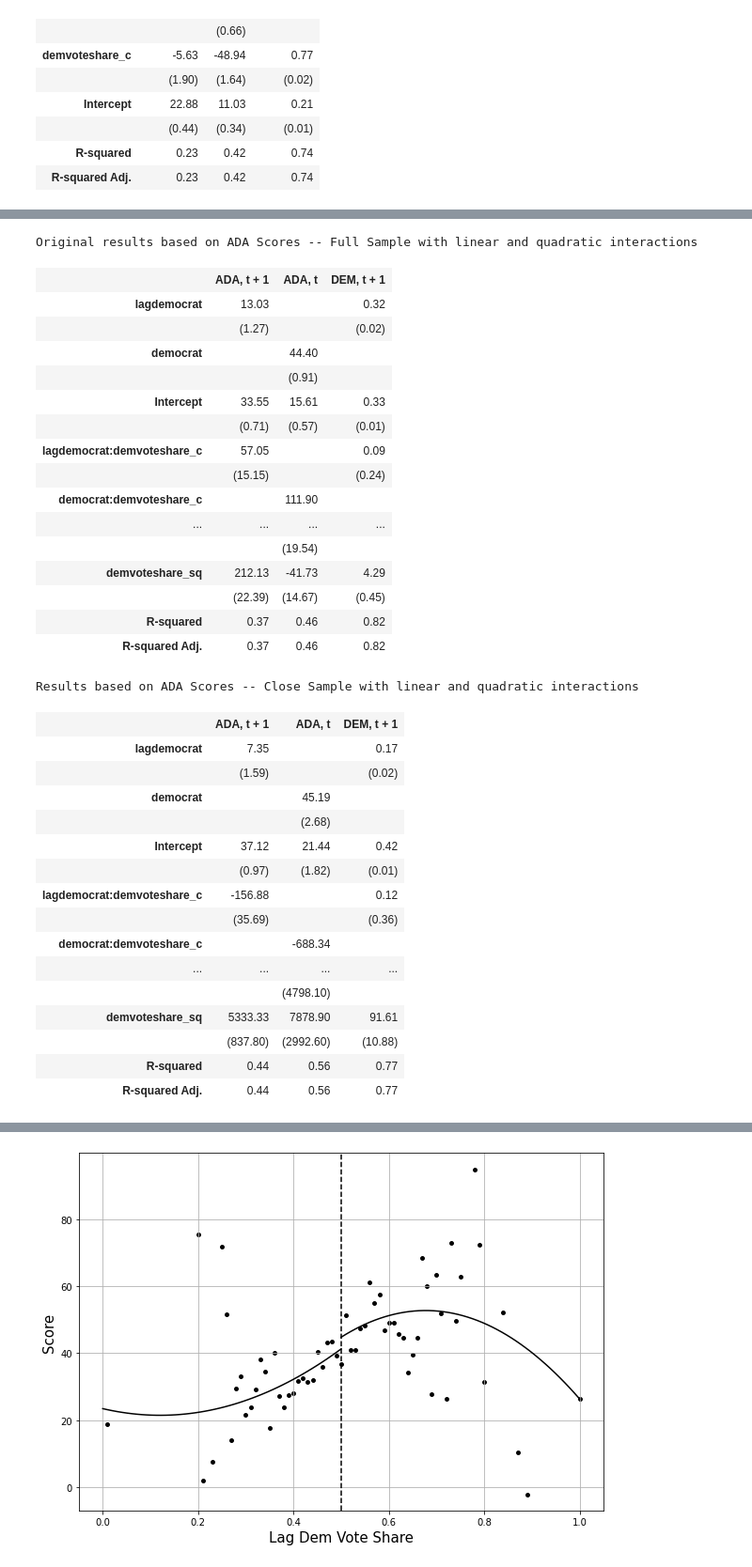
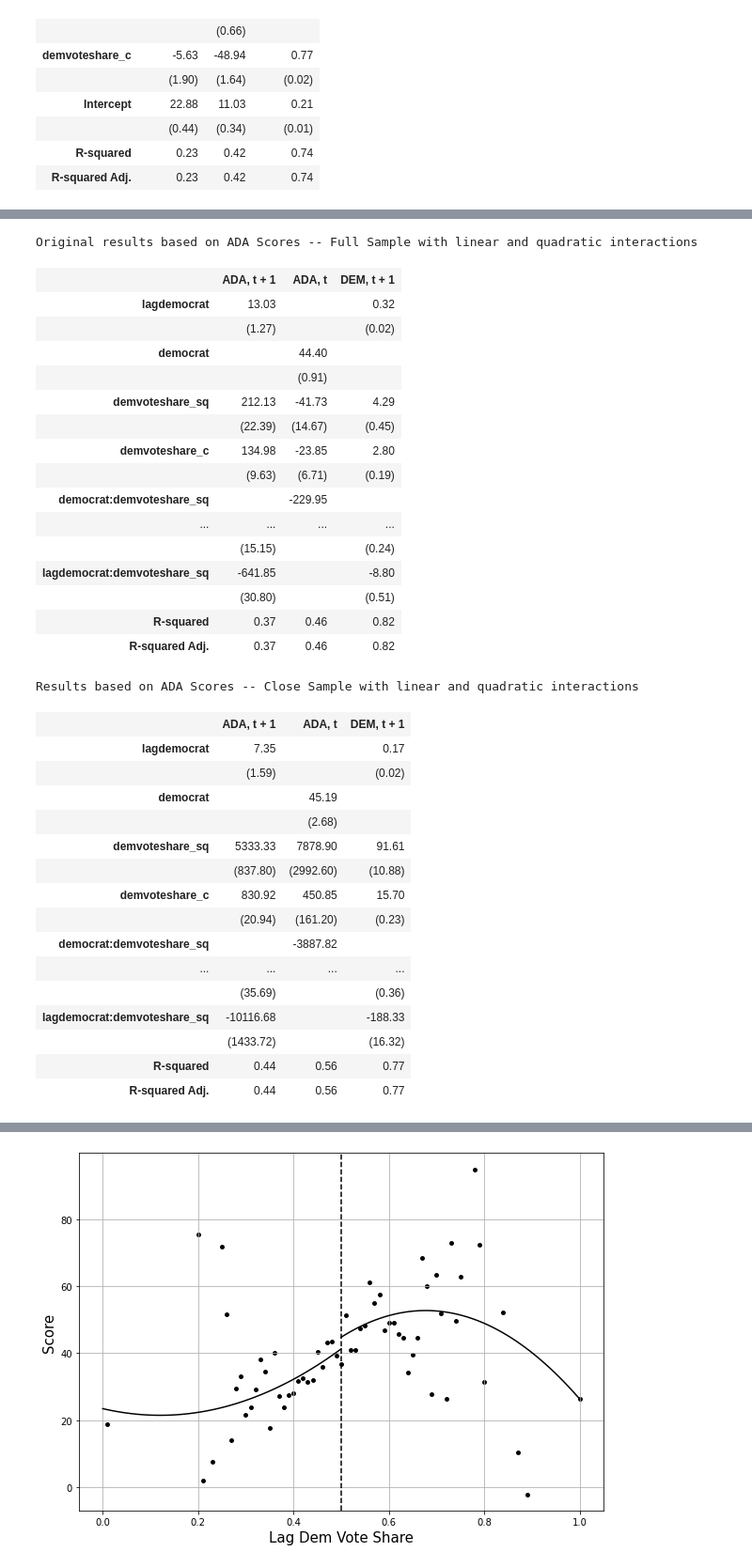
Before and after one commit to causalinfpython/mixtape, a Jupyter notebook: Regression_Discontinuity.ipynb, the cells around one changed output, grey strips where cells are left out. Shown: that part at 94% size. Saved outputs shown, nothing was run; the diff lists cells and outputs as text; code cells hidden in the pictures.

Commit message:
Fixed summary_col() issue

```diff
--- a/Regression_Discontinuity.ipynb
+++ b/Regression_Discontinuity.ipynb
@@ -269,7 +269,7 @@ Original results based on ADA Scores -- Full Sample
 | R-squared Adj. | 0.23 | 0.38 | 0.68 |
 # %%
 # drop missing values
-lmb_data = lmb_data[~pd.isnull(lmb_data.demvoteshare_c)]
+lmb_data = lmb_data.dropna(subset = ['demvoteshare_c'])
 # %%
 lm_1 = lm_robust('score ~ lagdemocrat + demvoteshare_c', data = lmb_data)
 lm_2 = lm_robust('score ~ democrat + demvoteshare_c', data = lmb_data)
@@ -339,30 +345,30 @@ lmb_data
 # %%
 lm_1 = lm_robust('score ~ lagdemocrat*demvoteshare_c + lagdemocrat*demvoteshare_sq',
                  data = lmb_data)
 lm_2 = lm_robust('score ~ democrat*demvoteshare_c + democrat*demvoteshare_sq',
                  data = lmb_data)
 lm_3 = lm_robust('democrat ~ lagdemocrat*demvoteshare_c + lagdemocrat*demvoteshare_sq',
                  data = lmb_data)
 print("Original results based on ADA Scores -- Full Sample with linear and quadratic interactions")
 models = [lm_1, lm_2, lm_3]
 model_names = ['ADA, t + 1', 'ADA, t', 'DEM, t + 1']
-summary_col(models, float_format='%0.2f', model_names = model_names, regressor_order = ('lagdemocrat', 'democrat'))
+summary_col(models, float_format='%0.2f', model_names = model_names, regressor_order = ['lagdemocrat', 'democrat'])
 # %% [output]
 Original results based on ADA Scores -- Full Sample with linear and quadratic interactions
 |  | ADA, t + 1 | ADA, t | DEM, t + 1 |
 | lagdemocrat | 13.03 |  | 0.32 |
 |  | (1.27) |  | (0.02) |
 | democrat |  | 44.40 |  |
 |  |  | (0.91) |  |
-| Intercept | 33.55 | 15.61 | 0.33 |
-|  | (0.71) | (0.57) | (0.01) |
-| lagdemocrat:demvoteshare_c | 57.05 |  | 0.09 |
-|  | (15.15) |  | (0.24) |
-| democrat:demvoteshare_c |  | 111.90 |  |
-| ... | ... | ... | ... |
-|  |  | (19.54) |  |
 | demvoteshare_sq | 212.13 | -41.73 | 4.29 |
 |  | (22.39) | (14.67) | (0.45) |
+| demvoteshare_c | 134.98 | -23.85 | 2.80 |
+|  | (9.63) | (6.71) | (0.19) |
+| democrat:demvoteshare_sq |  | -229.95 |  |
+| ... | ... | ... | ... |
+|  | (15.15) |  | (0.24) |
+| lagdemocrat:demvoteshare_sq | -641.85 |  | -8.80 |
+|  | (30.80) |  | (0.51) |
 | R-squared | 0.37 | 0.46 | 0.82 |
 | R-squared Adj. | 0.37 | 0.46 | 0.82 |
 # %%
@@ -379,7 +385,7 @@ print("Results based on ADA Scores -- Close Sample with linear and quadratic int
 
 models = [lm_1, lm_2, lm_3]
 model_names = ['ADA, t + 1', 'ADA, t', 'DEM, t + 1']
-summary_col(models, float_format='%0.2f', model_names = model_names, regressor_order = (['lagdemocrat', 'democrat']))
+summary_col(models, float_format='%0.2f', model_names = model_names, regressor_order = ['lagdemocrat', 'democrat'])
 # %% [output]
 Results based on ADA Scores -- Close Sample with linear and quadratic interactions
 |  | ADA, t + 1 | ADA, t | DEM, t + 1 |
@@ -387,15 +393,15 @@ Results based on ADA Scores -- Close Sample with linear and quadratic interactio
 |  | (1.59) |  | (0.02) |
 | democrat |  | 45.19 |  |
 |  |  | (2.68) |  |
-| Intercept | 37.12 | 21.44 | 0.42 |
-|  | (0.97) | (1.82) | (0.01) |
-| lagdemocrat:demvoteshare_c | -156.88 |  | 0.12 |
-|  | (35.69) |  | (0.36) |
-| democrat:demvoteshare_c |  | -688.34 |  |
-| ... | ... | ... | ... |
-|  |  | (4798.10) |  |
 | demvoteshare_sq | 5333.33 | 7878.90 | 91.61 |
 |  | (837.80) | (2992.60) | (10.88) |
+| demvoteshare_c | 830.92 | 450.85 | 15.70 |
+|  | (20.94) | (161.20) | (0.23) |
+| democrat:demvoteshare_sq |  | -3887.82 |  |
+| ... | ... | ... | ... |
+|  | (35.69) |  | (0.36) |
+| lagdemocrat:demvoteshare_sq | -10116.68 |  | -188.33 |
+|  | (1433.72) |  | (16.32) |
 | R-squared | 0.44 | 0.56 | 0.77 |
 | R-squared Adj. | 0.44 | 0.56 | 0.77 |
 # %%
```
Also changed, not shown: parts of 13 cells of this notebook.
